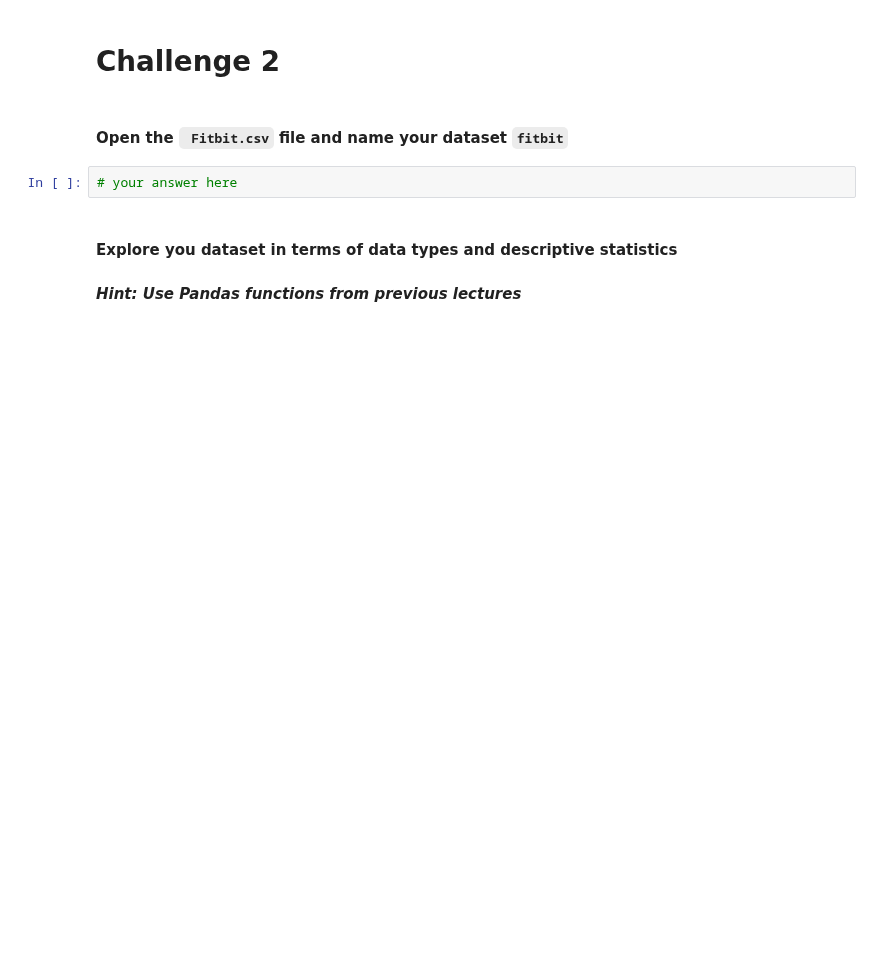
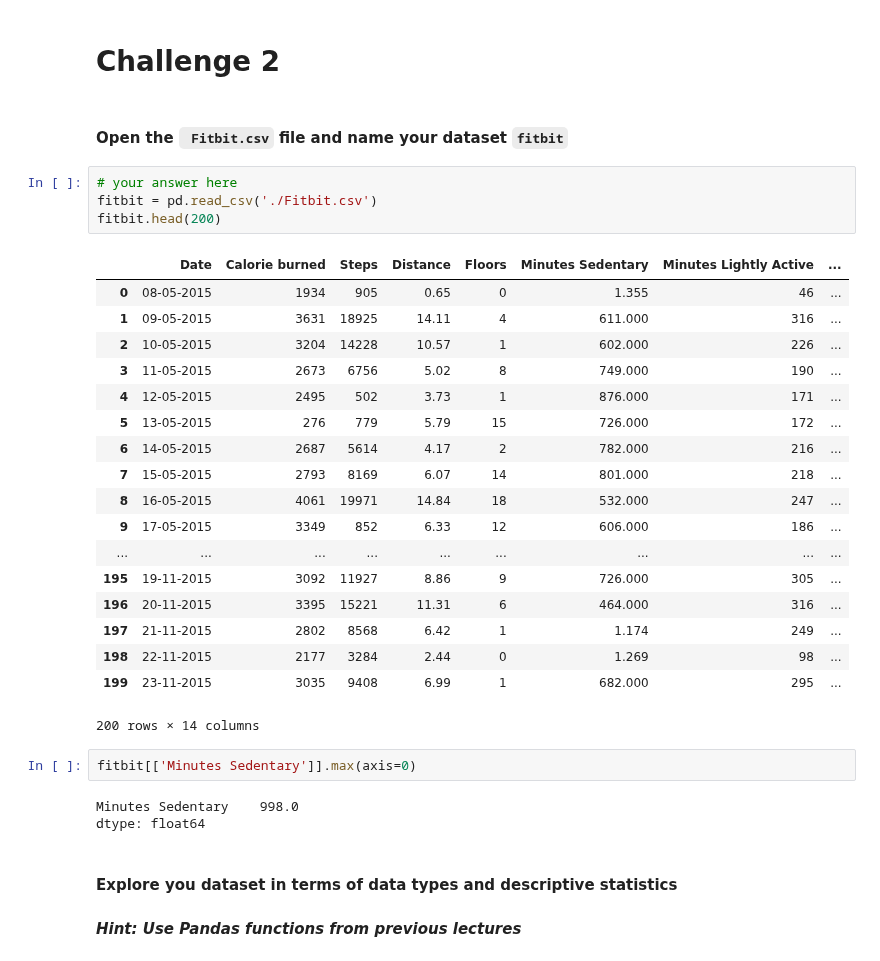
Before and after one commit to davidlafuentem/data-labs, a Jupyter notebook: module-2/lab-pivot-table-and-correlation/your_code/main.ipynb, the cells around one changed output. Drawn from its saved outputs; the diff is of its cells as text; blank space fills up the shorter version.

```diff
--- a/module-2/lab-pivot-table-and-correlation/your_code/main.ipynb
+++ b/module-2/lab-pivot-table-and-correlation/your_code/main.ipynb
@@ -183,6 +198,32 @@ AttributeError: 'Series' object has no attribute 'Salary'
 #### Open the ` Fitbit.csv` file and name your dataset `fitbit`
 # %%
 # your answer here
+fitbit = pd.read_csv('./Fitbit.csv')
+fitbit.head(200)
+# %% [output]
+|  | Date | Calorie burned | Steps | Distance | Floors | Minutes Sedentary | Minutes Lightly Active | ... |
+| 0 | 08-05-2015 | 1934 | 905 | 0.65 | 0 | 1.355 | 46 | ... |
+| 1 | 09-05-2015 | 3631 | 18925 | 14.11 | 4 | 611.000 | 316 | ... |
+| 2 | 10-05-2015 | 3204 | 14228 | 10.57 | 1 | 602.000 | 226 | ... |
+| 3 | 11-05-2015 | 2673 | 6756 | 5.02 | 8 | 749.000 | 190 | ... |
+| 4 | 12-05-2015 | 2495 | 502 | 3.73 | 1 | 876.000 | 171 | ... |
+| 5 | 13-05-2015 | 276 | 779 | 5.79 | 15 | 726.000 | 172 | ... |
+| 6 | 14-05-2015 | 2687 | 5614 | 4.17 | 2 | 782.000 | 216 | ... |
+| 7 | 15-05-2015 | 2793 | 8169 | 6.07 | 14 | 801.000 | 218 | ... |
+| 8 | 16-05-2015 | 4061 | 19971 | 14.84 | 18 | 532.000 | 247 | ... |
+| 9 | 17-05-2015 | 3349 | 852 | 6.33 | 12 | 606.000 | 186 | ... |
+| ... | ... | ... | ... | ... | ... | ... | ... | ... |
+| 195 | 19-11-2015 | 3092 | 11927 | 8.86 | 9 | 726.000 | 305 | ... |
+| 196 | 20-11-2015 | 3395 | 15221 | 11.31 | 6 | 464.000 | 316 | ... |
+| 197 | 21-11-2015 | 2802 | 8568 | 6.42 | 1 | 1.174 | 249 | ... |
+| 198 | 22-11-2015 | 2177 | 3284 | 2.44 | 0 | 1.269 | 98 | ... |
+| 199 | 23-11-2015 | 3035 | 9408 | 6.99 | 1 | 682.000 | 295 | ... |
+200 rows × 14 columns
+# %%
+fitbit[['Minutes Sedentary']].max(axis=0)
+# %% [output]
+Minutes Sedentary    998.0
+dtype: float64
 # %% [markdown]
 #### Explore you dataset in terms of data types and descriptive statistics
 #### *Hint: Use Pandas functions from previous lectures*
```
Also changed, not shown: parts of 13 cells of this notebook.
